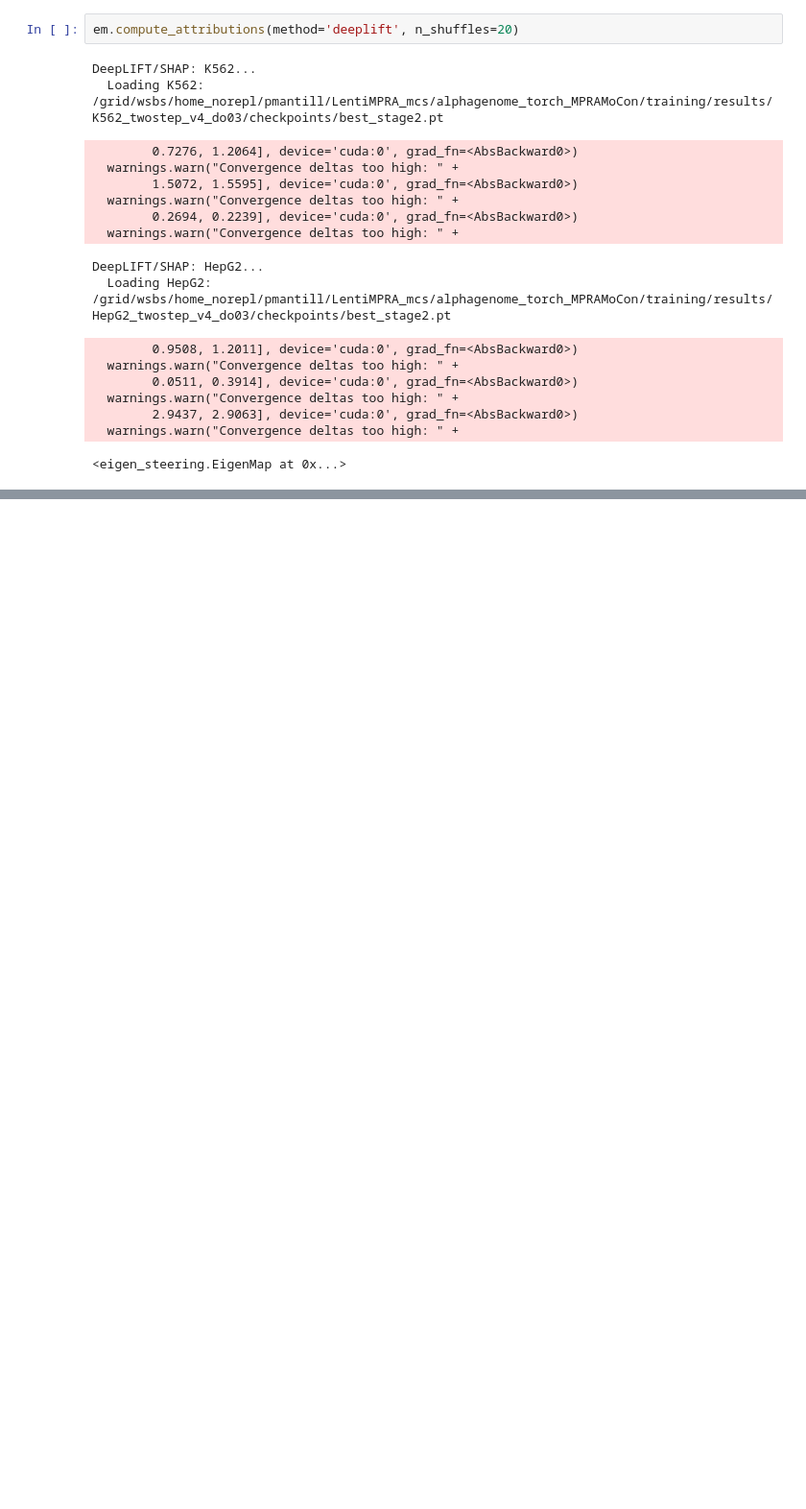
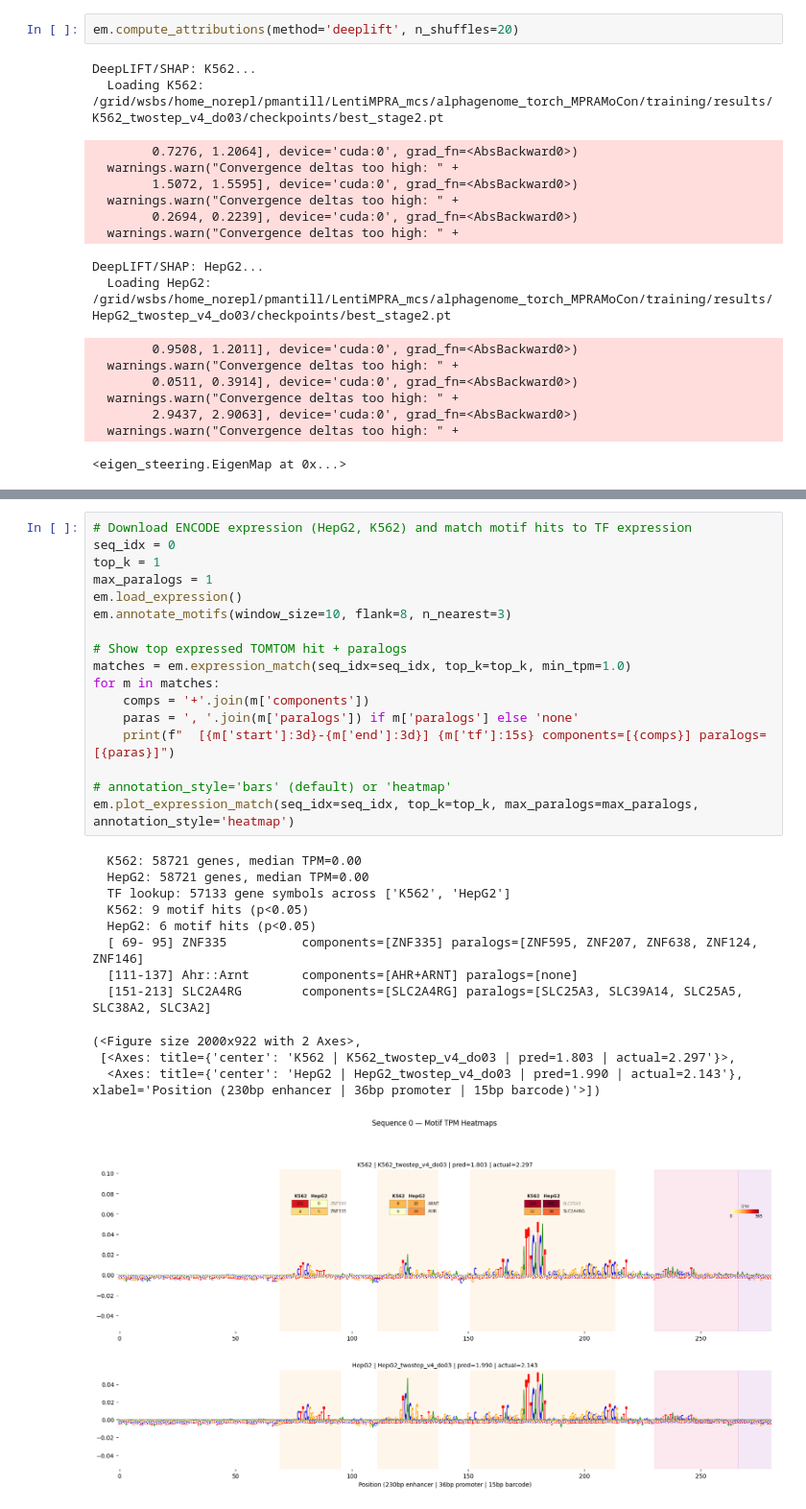
Before and after one commit to pabmantilla/eigen-interactions, a Jupyter notebook: scripts/eigen_steering.ipynb, the cells around one changed output, grey strips where cells are left out. Shown at 96% size. Saved outputs shown, nothing was run; the diff lists cells and outputs as text; blank space fills up the shorter version.

```diff
--- a/scripts/eigen_steering.ipynb
+++ b/scripts/eigen_steering.ipynb
@@ -110,0 +113,30 @@ em.plot_attr_logos_with_motifs(seq_idx=0)
+# %%
+# Download ENCODE expression (HepG2, K562) and match motif hits to TF expression
+seq_idx = 0
+top_k = 1
+max_paralogs = 1
+em.load_expression()
+em.annotate_motifs(window_size=10, flank=8, n_nearest=3)
+
+# Show top expressed TOMTOM hit + paralogs
+matches = em.expression_match(seq_idx=seq_idx, top_k=top_k, min_tpm=1.0)
+for m in matches:
+    comps = '+'.join(m['components'])
+    paras = ', '.join(m['paralogs']) if m['paralogs'] else 'none'
+    print(f"  [{m['start']:3d}-{m['end']:3d}] {m['tf']:15s} components=[{comps}] paralogs=[{paras}]")
+
+# annotation_style='bars' (default) or 'heatmap'
+em.plot_expression_match(seq_idx=seq_idx, top_k=top_k, max_paralogs=max_paralogs, annotation_style='heatmap')
+# %% [output]
+  K562: 58721 genes, median TPM=0.00
+  HepG2: 58721 genes, median TPM=0.00
+  TF lookup: 57133 gene symbols across ['K562', 'HepG2']
+  K562: 9 motif hits (p<0.05)
+  HepG2: 6 motif hits (p<0.05)
+  [ 69- 95] ZNF335          components=[ZNF335] paralogs=[ZNF595, ZNF207, ZNF638, ZNF124, ZNF146]
+  [111-137] Ahr::Arnt       components=[AHR+ARNT] paralogs=[none]
+  [151-213] SLC2A4RG        components=[SLC2A4RG] paralogs=[SLC25A3, SLC39A14, SLC25A5, SLC38A2, SLC3A2]
+(<Figure size 2000x922 with 2 Axes>,
+ [<Axes: title={'center': 'K562 | K562_twostep_v4_do03 | pred=1.803 | actual=2.297'}>,
+  <Axes: title={'center': 'HepG2 | HepG2_twostep_v4_do03 | pred=1.990 | actual=2.143'}, xlabel='Position (230bp enhancer | 36bp promoter | 15bp barcode)'>])
+[figure, added]
```
Also changed, not shown: parts of 4 cells of this notebook.
